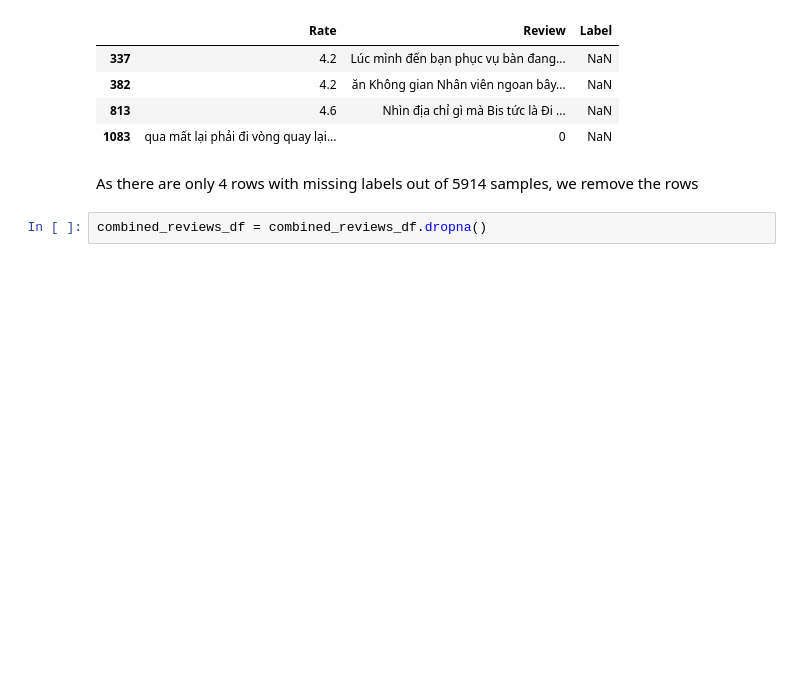
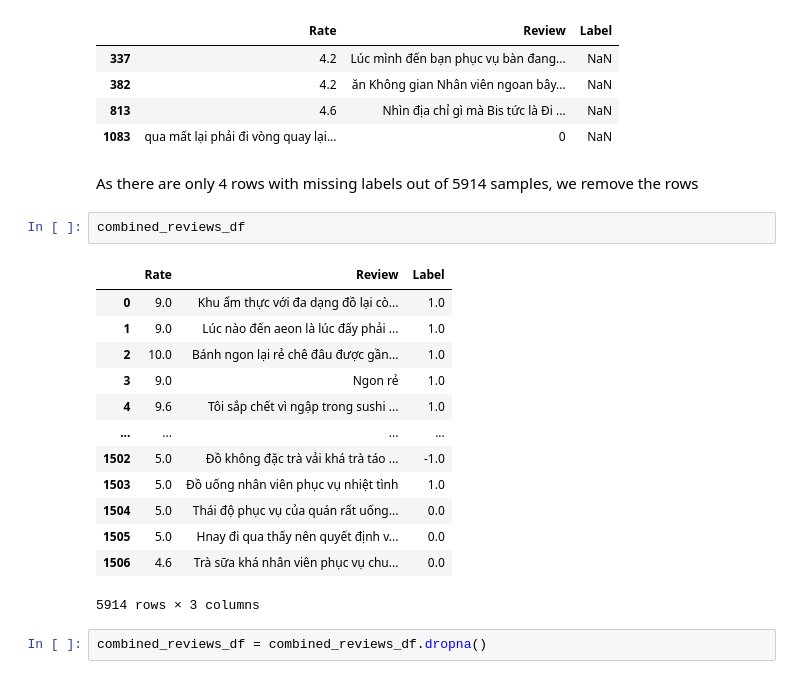
Before and after one commit to ytan101/Vietnamese-Food-Review-Classifier, a Jupyter notebook: task_2/notebooks/task2_expt.ipynb, the cells around one changed output. Saved outputs shown, nothing was run; the diff lists cells and outputs as text; blank space fills up the shorter version.

```diff
--- a/task_2/notebooks/task2_expt.ipynb
+++ b/task_2/notebooks/task2_expt.ipynb
@@ -30,6 +30,22 @@ nan_rows
 | 1083 | qua mất lại phải đi vòng quay lại... | 0 | NaN |
 # %% [markdown]
 As there are only 4 rows with missing labels out of 5914 samples, we remove the rows
+# %%
+combined_reviews_df
+# %% [output]
+|  | Rate | Review | Label |
+| 0 | 9.0 | Khu ẩm thực với đa dạng đồ lại cò... | 1.0 |
+| 1 | 9.0 | Lúc nào đến aeon là lúc đấy phải ... | 1.0 |
+| 2 | 10.0 | Bánh ngon lại rẻ chê đâu được gần... | 1.0 |
+| 3 | 9.0 | Ngon rẻ | 1.0 |
+| 4 | 9.6 | Tôi sắp chết vì ngập trong sushi ... | 1.0 |
+| ... | ... | ... | ... |
+| 1502 | 5.0 | Đồ không đặc trà vải khá trà táo ... | -1.0 |
+| 1503 | 5.0 | Đồ uống nhân viên phục vụ nhiệt tình | 1.0 |
+| 1504 | 5.0 | Thái độ phục vụ của quán rất uống... | 0.0 |
+| 1505 | 5.0 | Hnay đi qua thấy nên quyết định v... | 0.0 |
+| 1506 | 4.6 | Trà sữa khá nhân viên phục vụ chu... | 0.0 |
+5914 rows × 3 columns
 # %%
 combined_reviews_df = combined_reviews_df.dropna()
 # %%
```
Also changed, not shown: parts of 21 cells of this notebook.
